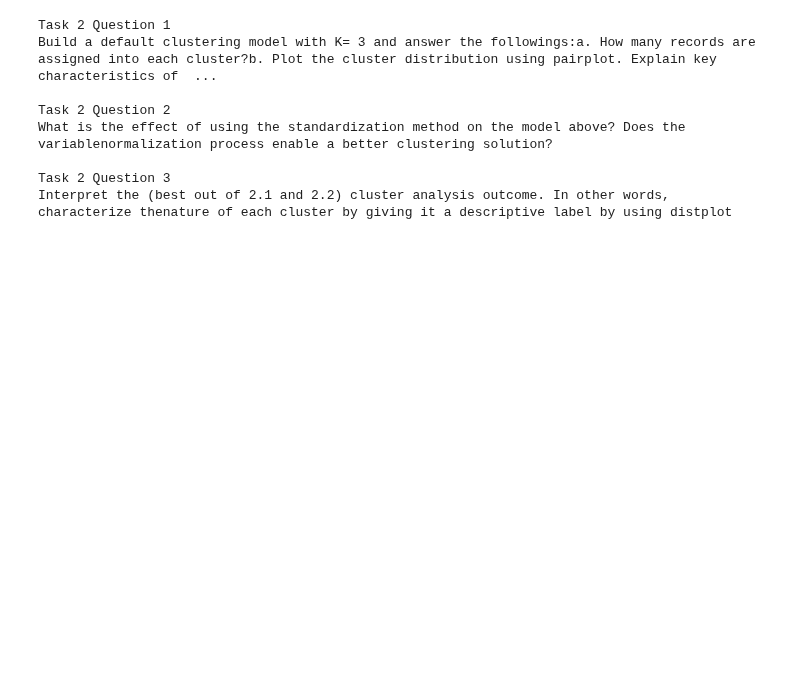
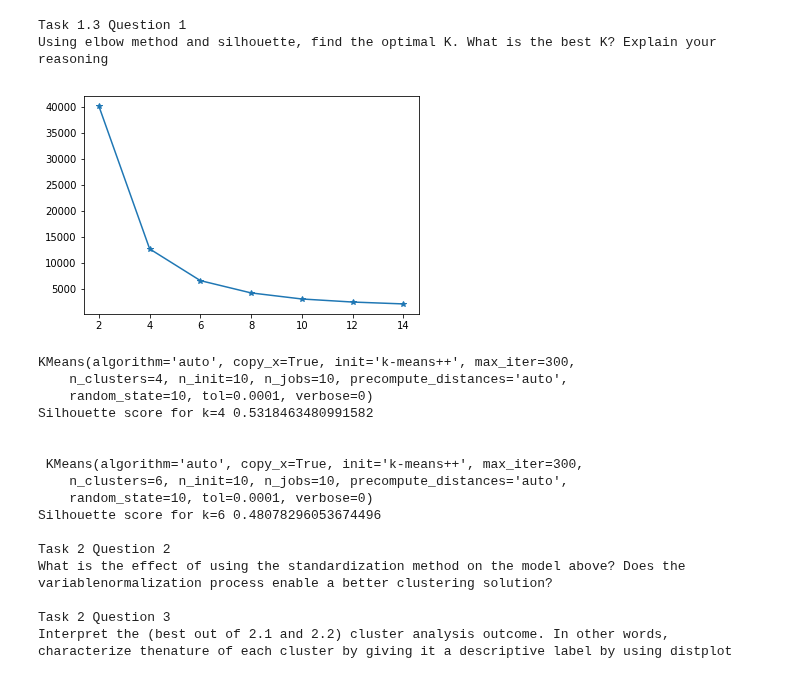
Before and after one commit to Wesleyzxc/DataMining, a Jupyter notebook: Unsupervised Learning/DMProj2.ipynb, the cells around one changed output. Cells and saved outputs as stored; diff of their text form; code cells hidden in the pictures; blank space fills up the shorter version.

Commit message:
Up to Task 1.2

```diff
--- a/Unsupervised Learning/DMProj2.ipynb
+++ b/Unsupervised Learning/DMProj2.ipynb
@@ -109,47 +158,63 @@ None
 # %%
 #        #
-# Task 2 #
+# Task 1.3 #
 #        #
 
-print(color.BOLD + "Task 2 Question 1" + color.END)
-print(color.BOLD + "Build a default clustering model with K= 3 and answer the followings:\
-a. How many records are assigned into each cluster?\
-b. Plot the cluster distribution using pairplot. Explain key characteristics of each cluster/\
-segment." + color.END)
+print(color.BOLD + "Task 1.3 Question 1" + color.END)
+print(color.BOLD + "Using elbow method and silhouette, find the optimal K. What is the best K? Explain your reasoning" + color.END)
+# list to save the clusters and cost
+clusters = []
+inertia_vals = []
 
-# Distribution of AnnualSales
-annsales_dist = sns.distplot(df['AnnualSales'].dropna())
+# this whole process should take a while
+for k in range(2, 15, 2):
+    # train clustering with the specified K
+    model = KMeans(n_clusters=k, random_state=rs, n_jobs=10)
+    model.fit(X_defaultCluster)
+
+    # append model to cluster list
+    clusters.append(model)
+    inertia_vals.append(model.inertia_)
+
+# plot the inertia vs K values
+plt.plot(range(2,15,2), inertia_vals, marker='*')
 plt.show()
 
-# Distribution of Sales
-sales_dist = sns.distplot(df['Sales'].dropna())
-plt.show()
+from sklearn.metrics import silhouette_score
 
-# Distribution of SFloorSize
-sfloorsize_dist = sns.distplot(df['SFloorSize'].dropna())
-plt.show()
+print(clusters[1])
+print("Silhouette score for k=4", silhouette_score(X_defaultCluster, clusters[1].predict(X_defaultCluster)))
 
-# Distribution of TotalInvestment
-totalInvestment_dist = sns.distplot(df['TotalInvestment'].dropna())
-
-### No outliers spotted ###
+print("\n\n", clusters[2])
+print("Silhouette score for k=6", silhouette_score(X_defaultCluster, clusters[2].predict(X_defaultCluster)))
 
 print(color.BOLD + "\nTask 2 Question 2" + color.END)
 print(color.BOLD + "What is the effect of using the standardization method on the model above? Does the variable\
 normalization process enable a better clustering solution?" + color.END)
 
 print(color.BOLD + "\nTask 2 Question 3" + color.END)
 print(color.BOLD + "Interpret the (best out of 2.1 and 2.2) cluster analysis outcome. In other words, characterize the\
 nature of each cluster by giving it a descriptive label by using distplot" + color.END)
 # %% [output]
-Task 2 Question 1
-Build a default clustering model with K= 3 and answer the followings:a. How many records are assigned into each cluster?b. Plot the cluster distribution using pairplot. Explain key characteristics of  ...
-
-Task 2 Question 2
-What is the effect of using the standardization method on the model above? Does the variablenormalization process enable a better clustering solution?
-
-Task 2 Question 3
-Interpret the (best out of 2.1 and 2.2) cluster analysis outcome. In other words, characterize thenature of each cluster by giving it a descriptive label by using distplot
+Task 1.3 Question 1
+Using elbow method and silhouette, find the optimal K. What is the best K? Explain your reasoning
+[figure, added]
+KMeans(algorithm='auto', copy_x=True, init='k-means++', max_iter=300,
+    n_clusters=4, n_init=10, n_jobs=10, precompute_distances='auto',
+    random_state=10, tol=0.0001, verbose=0)
+Silhouette score for k=4 0.5318463480991582
+
+
+ KMeans(algorithm='auto', copy_x=True, init='k-means++', max_iter=300,
+    n_clusters=6, n_init=10, n_jobs=10, precompute_distances='auto',
+    random_state=10, tol=0.0001, verbose=0)
+Silhouette score for k=6 0.48078296053674496
+
+Task 2 Question 2
+What is the effect of using the standardization method on the model above? Does the variablenormalization process enable a better clustering solution?
+
+Task 2 Question 3
+Interpret the (best out of 2.1 and 2.2) cluster analysis outcome. In other words, characterize thenature of each cluster by giving it a descriptive label by using distplot
 # %%
 #        #
 # Task 3 #
```
Also changed, not shown: parts of 4 cells of this notebook.
